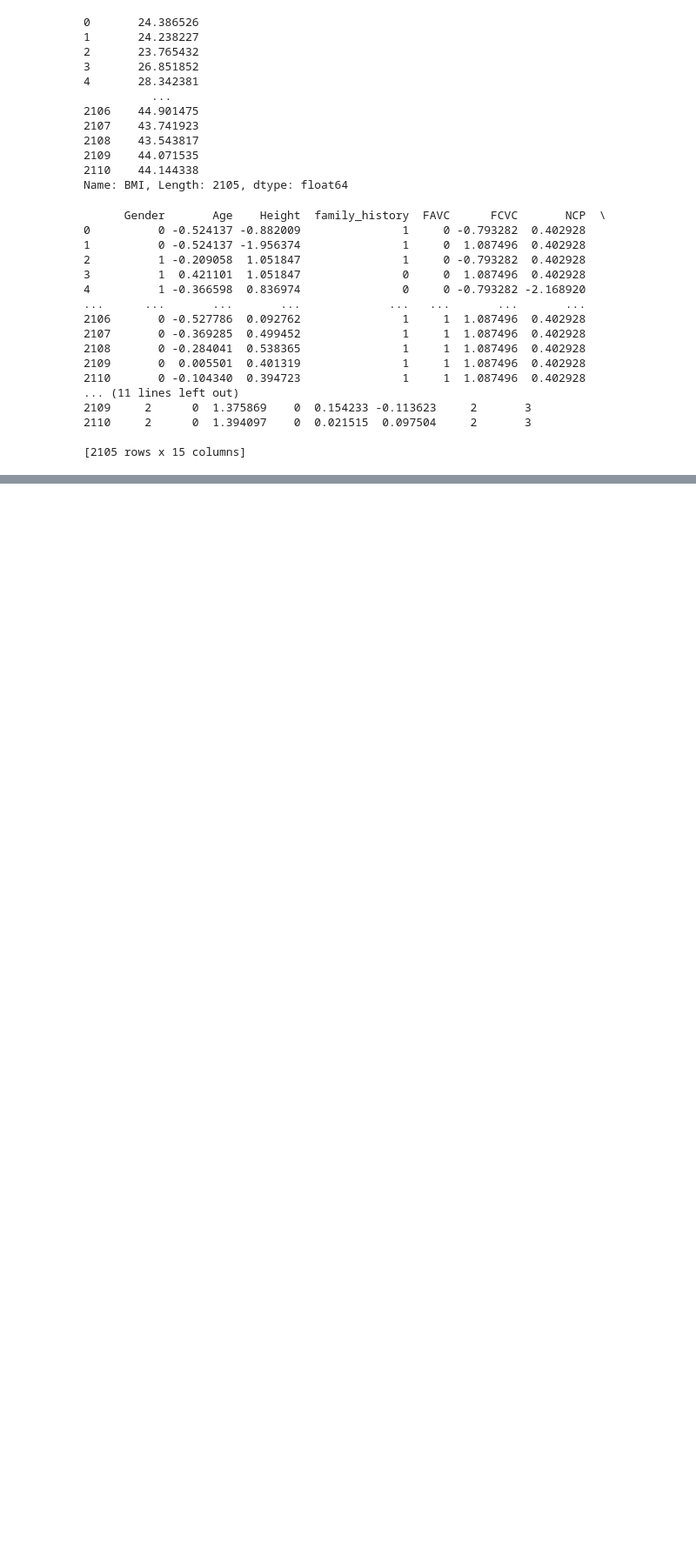
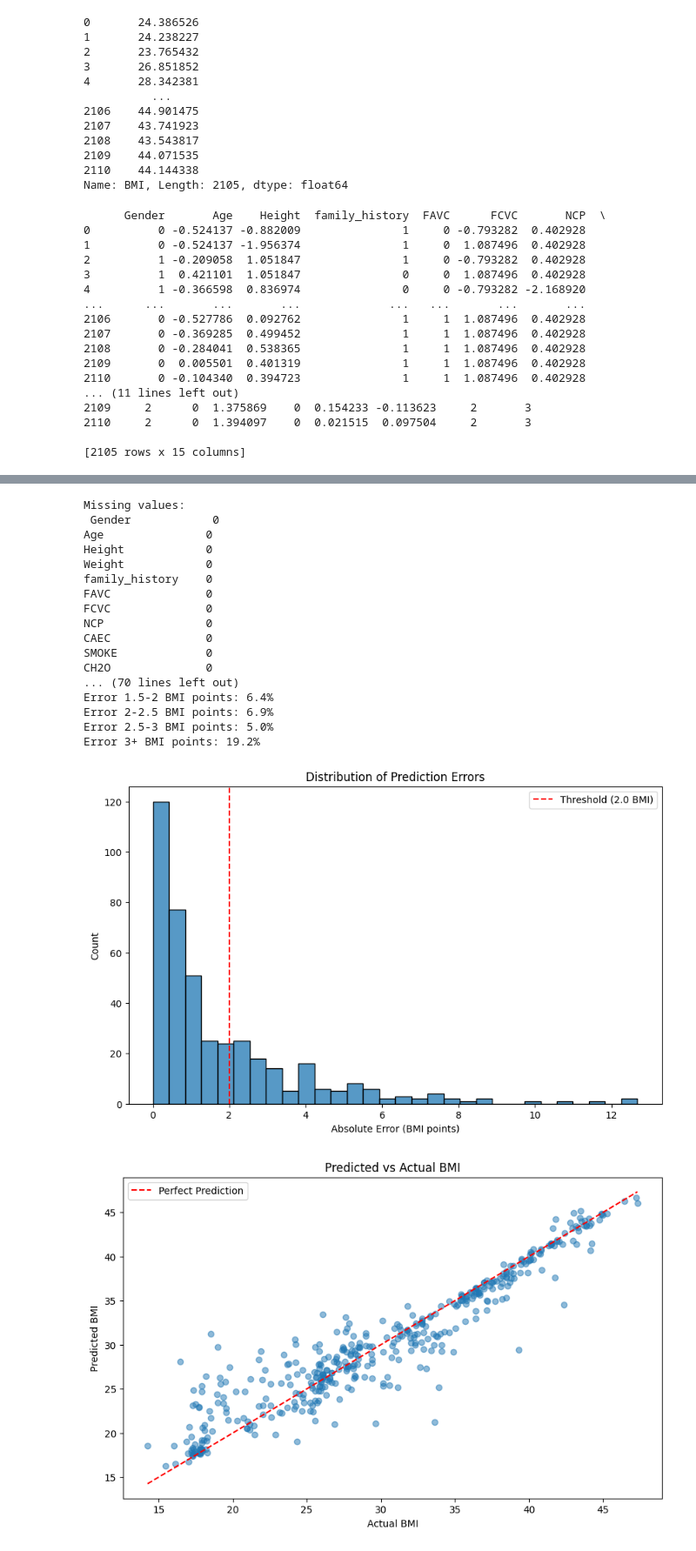
Before and after one commit to angel-vlzqz/440, a Jupyter notebook: CLC-GestureRecognitionSystem/ObesityPredictor.ipynb, the cells around one changed output, grey strips where cells are left out. Shown: that part at 87% size. Cells and saved outputs as stored; diff of their text form; code cells hidden in the pictures; blank space fills up the shorter version.

```diff
--- a/CLC-GestureRecognitionSystem/ObesityPredictor.ipynb
+++ b/CLC-GestureRecognitionSystem/ObesityPredictor.ipynb
@@ -284,8 +284,3 @@ def train_enhanced_model(X, y):
     ensemble.train(X_enhanced, y)
 
     return ensemble, feature_engineer
-
-# Usage
-if __name__ == "__main__":
-
-    model, feature_engineer = train_enhanced_model(x, y)
@@ -363,31 +347,51 @@ def evaluate_bmi_predictions(model, feature_engineer, X, y, threshold=2.0):
     plt.ylabel('Predicted BMI')
     plt.title('Predicted vs Actual BMI')
     plt.legend()
     plt.show()
 
     return {
         'predictions': predictions,
         'errors': errors,
         'accuracy': accuracy_score(y_true_binary, y_pred_binary),
         'error_distribution': error_distribution
     }
 
 # Usage example:
 if __name__ == "__main__":
     # Load and preprocess data
-    X, y = preprocess_obesity_data("Obesity prediction.csv")
+    X, y = preprocess_obesity_data("ObesityPrediction.csv")
 
     # Split into train and test sets
     from sklearn.model_selection import train_test_split
     X_train, X_test, y_train, y_test = train_test_split(X, y, test_size=0.2, random_state=42)
 
     # Train model
     model, feature_engineer = train_enhanced_model(X_train, y_train)
 
     # Evaluate on test set
     print("\nTest Set Evaluation:")
     test_results = evaluate_bmi_predictions(model, feature_engineer, X_test, y_test, threshold=2.0)
 
     # Evaluate on training set
     print("\nTraining Set Evaluation:")
     train_results = evaluate_bmi_predictions(model, feature_engineer, X_train, y_train, threshold=2.0)
+# %% [output]
+Missing values:
+ Gender            0
+Age               0
+Height            0
+Weight            0
+family_history    0
+FAVC              0
+FCVC              0
+NCP               0
+CAEC              0
+SMOKE             0
+CH2O              0
+... (70 lines left out)
+Error 1.5-2 BMI points: 6.4%
+Error 2-2.5 BMI points: 6.9%
+Error 2.5-3 BMI points: 5.0%
+Error 3+ BMI points: 19.2%
+[figure, added]
+[figure, added]
```
Also changed, not shown: parts of 2 cells of this notebook, 1 other file.
